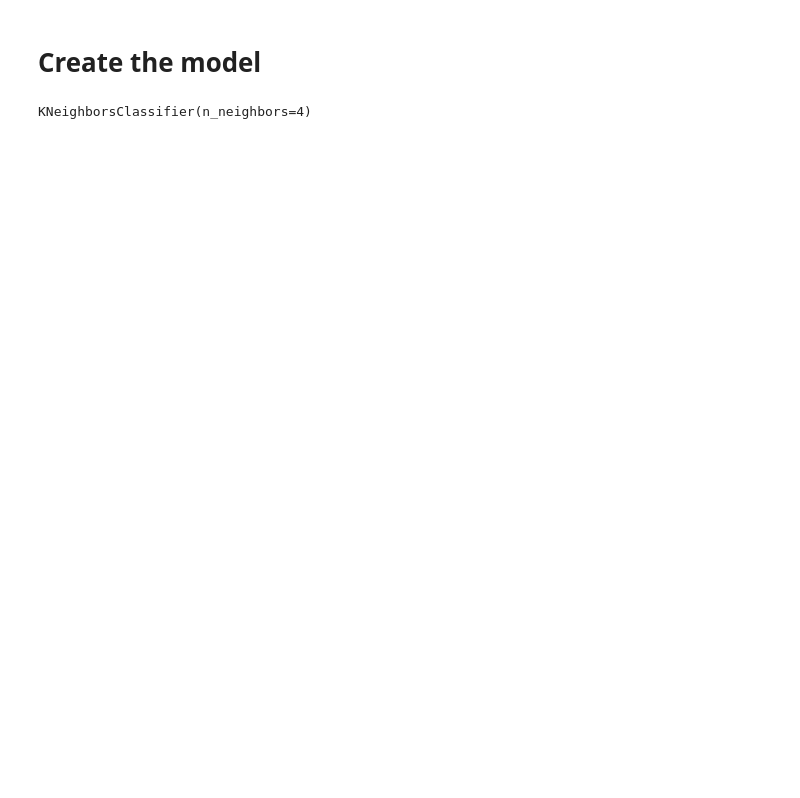
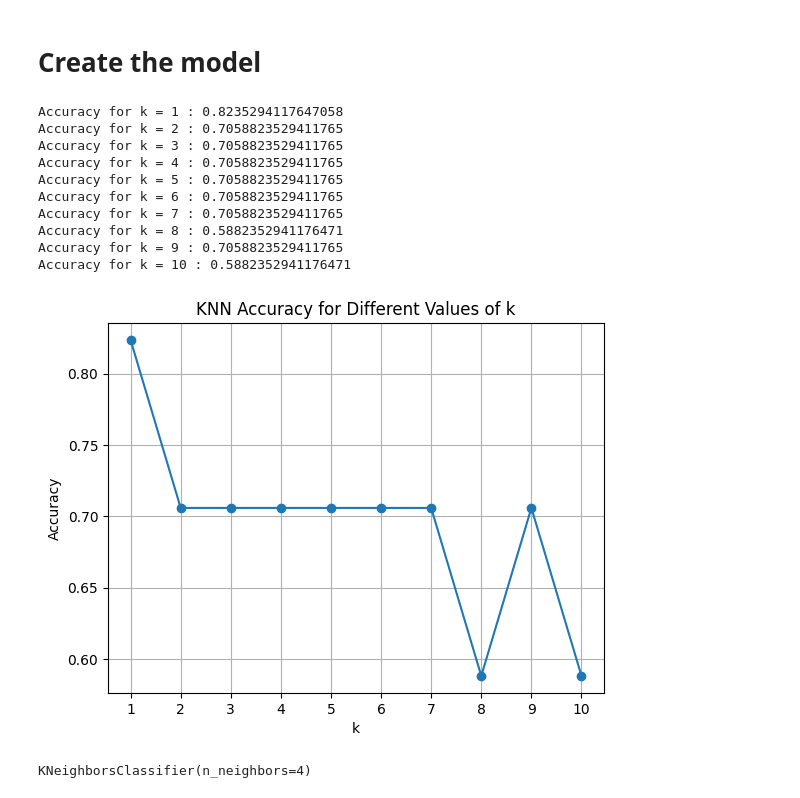
Before and after one commit to hirajya/CCMACLRL_EXERCISES_COM222, a Jupyter notebook: Exercise3.ipynb, the cells around one changed output. Cells and saved outputs as stored; diff of their text form; code cells hidden in the pictures; blank space fills up the shorter version.

```diff
--- a/Exercise3.ipynb
+++ b/Exercise3.ipynb
@@ -148,5 +148,35 @@ print(y_test.shape)
 # %% [markdown]
 # Create the model
+# %%
+accuracies = []
+
+for i in range(1, 11):
+    knn = KNeighborsClassifier(n_neighbors=i)
+    knn.fit(X_train, y_train)
+    y_pred = knn.predict(X_test)
+    acc = accuracy_score(y_test, y_pred)
+    accuracies.append(acc)
+    print("Accuracy for k =", i, ":", acc)
+
+plt.plot(range(1, 11), accuracies, marker='o')
+plt.title('KNN Accuracy for Different Values of k')
+plt.xlabel('k')
+plt.ylabel('Accuracy')
+plt.xticks(range(1, 11))
+plt.grid(True)
+plt.show()
+# %% [output]
+Accuracy for k = 1 : 0.8235294117647058
+Accuracy for k = 2 : 0.7058823529411765
+Accuracy for k = 3 : 0.7058823529411765
+Accuracy for k = 4 : 0.7058823529411765
+Accuracy for k = 5 : 0.7058823529411765
+Accuracy for k = 6 : 0.7058823529411765
+Accuracy for k = 7 : 0.7058823529411765
+Accuracy for k = 8 : 0.5882352941176471
+Accuracy for k = 9 : 0.7058823529411765
+Accuracy for k = 10 : 0.5882352941176471
+[figure, added]
 # %%
 knn = KNeighborsClassifier(n_neighbors=4)
 knn.fit(X_train, y_train)
```
Also changed, not shown: parts of 10 cells of this notebook.
